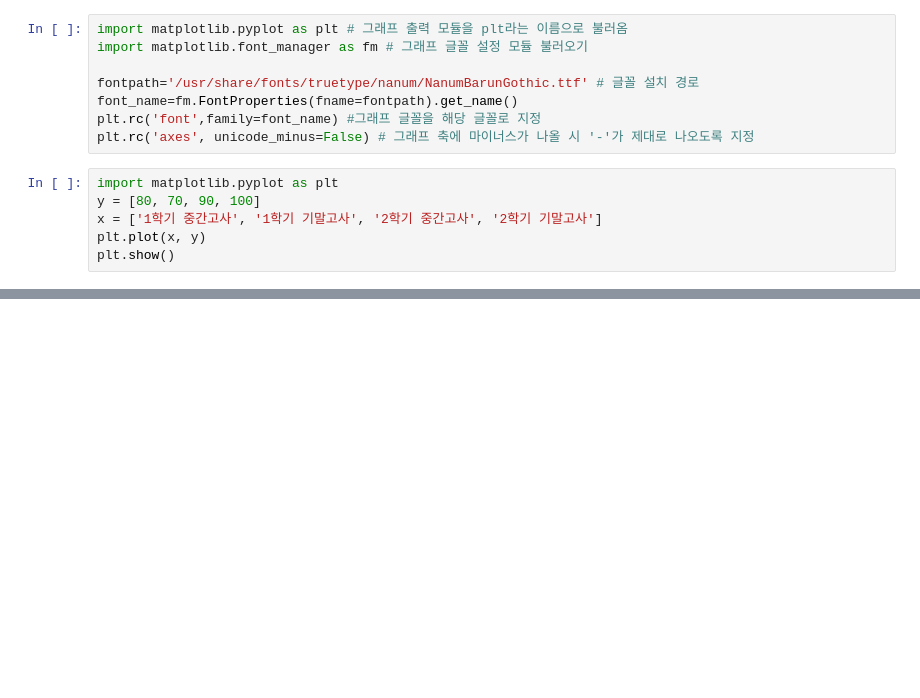
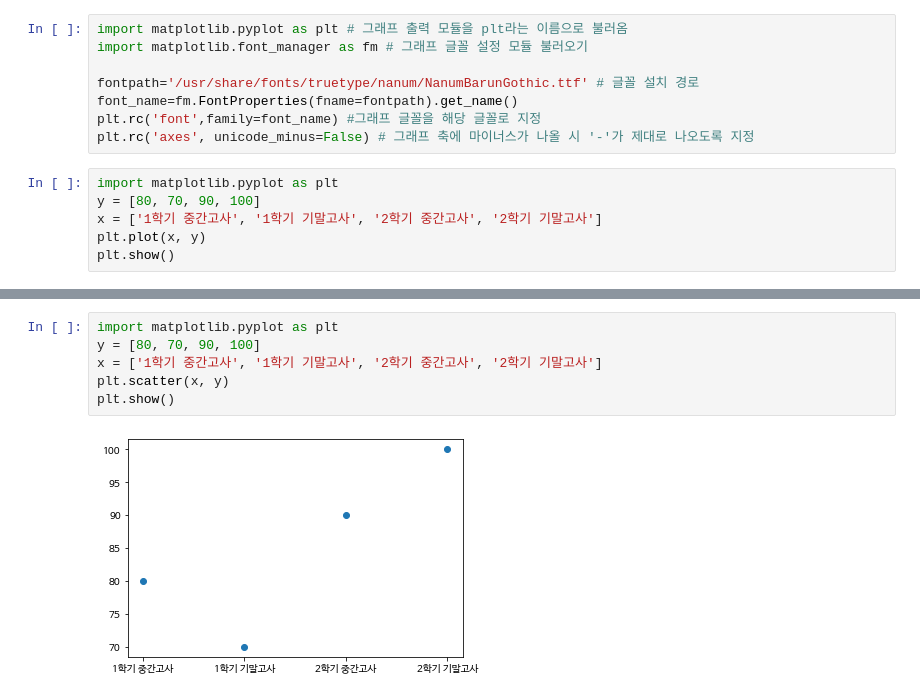
Before and after one commit to urous3814/Sorabol-SharingCamp, a Jupyter notebook: 08/30_colab.ipynb, the cells around one changed output, grey strips where cells are left out. Saved outputs shown, nothing was run; the diff lists cells and outputs as text; blank space fills up the shorter version.

```diff
--- a/08/30_colab.ipynb
+++ b/08/30_colab.ipynb
@@ -219,0 +220,8 @@ plt.show()
+# %%
+import matplotlib.pyplot as plt
+y = [80, 70, 90, 100]
+x = ['1학기 중간고사', '1학기 기말고사', '2학기 중간고사', '2학기 기말고사']
+plt.scatter(x, y)
+plt.show()
+# %% [output]
+[figure, added]
```
Also changed, not shown: parts of 4 cells of this notebook.
